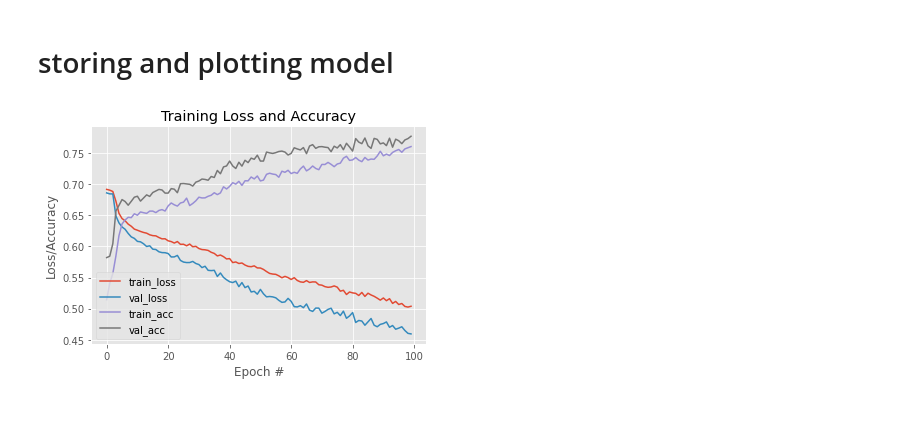
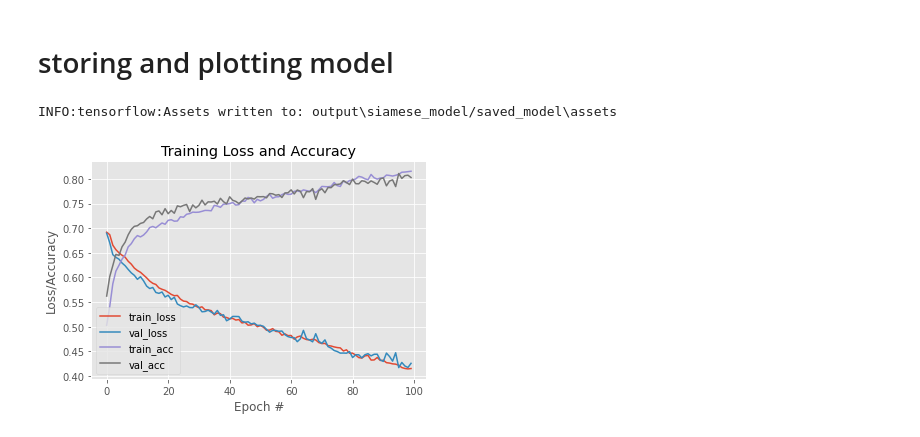
Before and after one commit to carolienbraams/Biometrics_group5, a Jupyter notebook: Case_Siamese_NN_Face_Recognition.ipynb, the cells around one changed output. Cells and saved outputs as stored; diff of their text form; code cells hidden in the pictures.

Commit message:
fix voor identities+images goed opsplitsen en unknown opcode bij inladen model

```diff
--- a/Case_Siamese_NN_Face_Recognition.ipynb
+++ b/Case_Siamese_NN_Face_Recognition.ipynb
@@ -118,7 +113,7 @@ def load_images():
     _labels = []
 
     items = []
-    for _, row in tqdm(subset_directory_df.iterrows(), desc='loading images'):
+    for _, row in tqdm(subset_directory_df_sorted.iterrows(), desc='loading images'):
         img = cv2.imread(row['path'], 0)
         img = cv2.resize(img, (32, 32))
         if row['user_id'] not in _labels:
@@ -132,7 +127,7 @@ items = load_images()
 def make_pairs(images, labels):
     pairImages = []
     pairLabels = []
-    numClasses = 265
+    numClasses = new_unique
 
     idx = [np.where(labels == i)[0] for i in range(0, numClasses)]
 
@@ -154,7 +149,11 @@ def make_pairs(images, labels):
     return np.array(pairImages), np.array(pairLabels)
 # %%
 train_test_split = 0.7
-split = int(train_test_split * len(items))
+split = int(train_test_split * new_unique) * 20
+
+with open ('identities.txt', 'w+') as f:
+    f.write(', '.join([img for img in subset_directory_df_sorted['path'][:split]]) + '\n')
+    f.write(', '.join([img for img in subset_directory_df_sorted['path'][split:]]) + '\n')
 
 trainX = np.array([x[0] for x in items[:split]])
 trainY = np.array([x[1] for x in items[:split]])
@@ -202,7 +201,8 @@ def build_siamese_model(inputShape, embeddingDim=48):
 
 def euclidean_distance(vectors):
 	# unpack the vectors into separate lists
-    (featsA, featsB) = vectors
+    featsA = vectors[0]
+    featsB = vectors[1]
 	# compute the sum of squared distances between the vectors
     sumSquared = K.sum(K.square(featsA - featsB), axis=1,
         keepdims=True)
@@ -267,6 +267,8 @@ Epoch 100/100
 # storing and plotting model
 # %%
 model.save_weights(MODEL_PATH + "/saved_weights.h5")
+model.save(MODEL_PATH + '/saved_model')
 plot_training(history, PLOT_PATH)
 # %% [output]
+INFO:tensorflow:Assets written to: output\siamese_model/saved_model\assets
-[figure, old version]
+[figure, new version]
```
Also changed, not shown: parts of 4 cells of this notebook, 2 other files.
